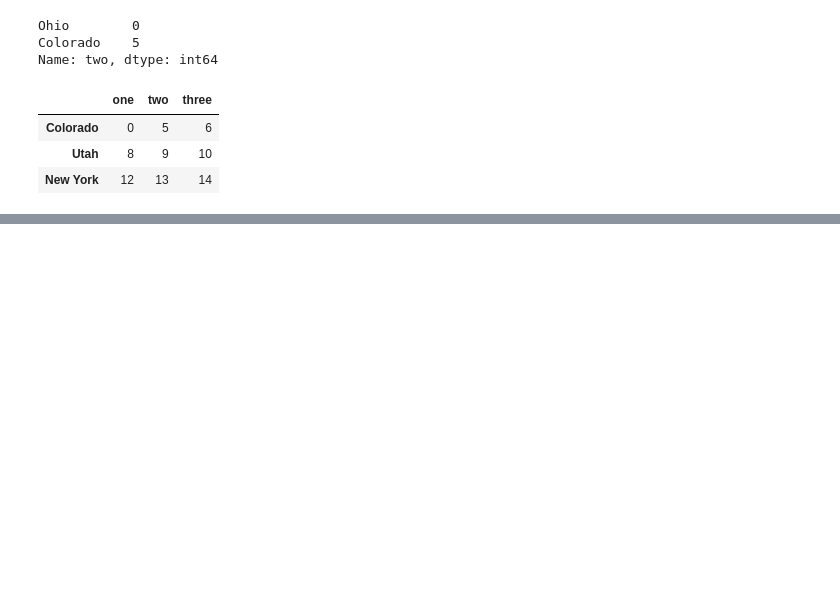
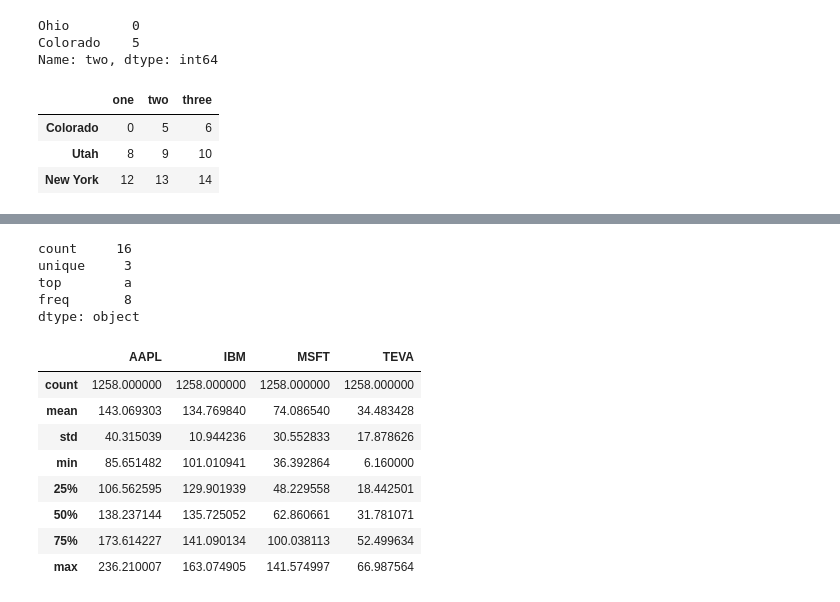
Before and after one commit to harisx91/AnalyticsProgramming, a Jupyter notebook: Module5/Chapter5GettingStartedwithPandas.ipynb, the cells around one changed output, grey strips where cells are left out. Saved outputs shown, nothing was run; the diff lists cells and outputs as text; code cells hidden in the pictures; blank space fills up the shorter version.

```diff
--- a/Module5/Chapter5GettingStartedwithPandas.ipynb
+++ b/Module5/Chapter5GettingStartedwithPandas.ipynb
@@ -772,0 +1296,8 @@ data.iloc[:, :3][data.three >5]
+# %%
+obj.describe()
+# %% [output]
+count     16
+unique     3
+top        a
+freq       8
+dtype: object
@@ -772,0 +1316,12 @@ data.iloc[:, :3][data.three >5]
+# %%
+price.describe()
+# %% [output]
+|  | AAPL | IBM | MSFT | TEVA |
+| count | 1258.000000 | 1258.000000 | 1258.000000 | 1258.000000 |
+| mean | 143.069303 | 134.769840 | 74.086540 | 34.483428 |
+| std | 40.315039 | 10.944236 | 30.552833 | 17.878626 |
+| min | 85.651482 | 101.010941 | 36.392864 | 6.160000 |
+| 25% | 106.562595 | 129.901939 | 48.229558 | 18.442501 |
+| 50% | 138.237144 | 135.725052 | 62.860661 | 31.781071 |
+| 75% | 173.614227 | 141.090134 | 100.038113 | 52.499634 |
+| max | 236.210007 | 163.074905 | 141.574997 | 66.987564 |
```
Also changed, not shown: parts of 143 cells of this notebook.
